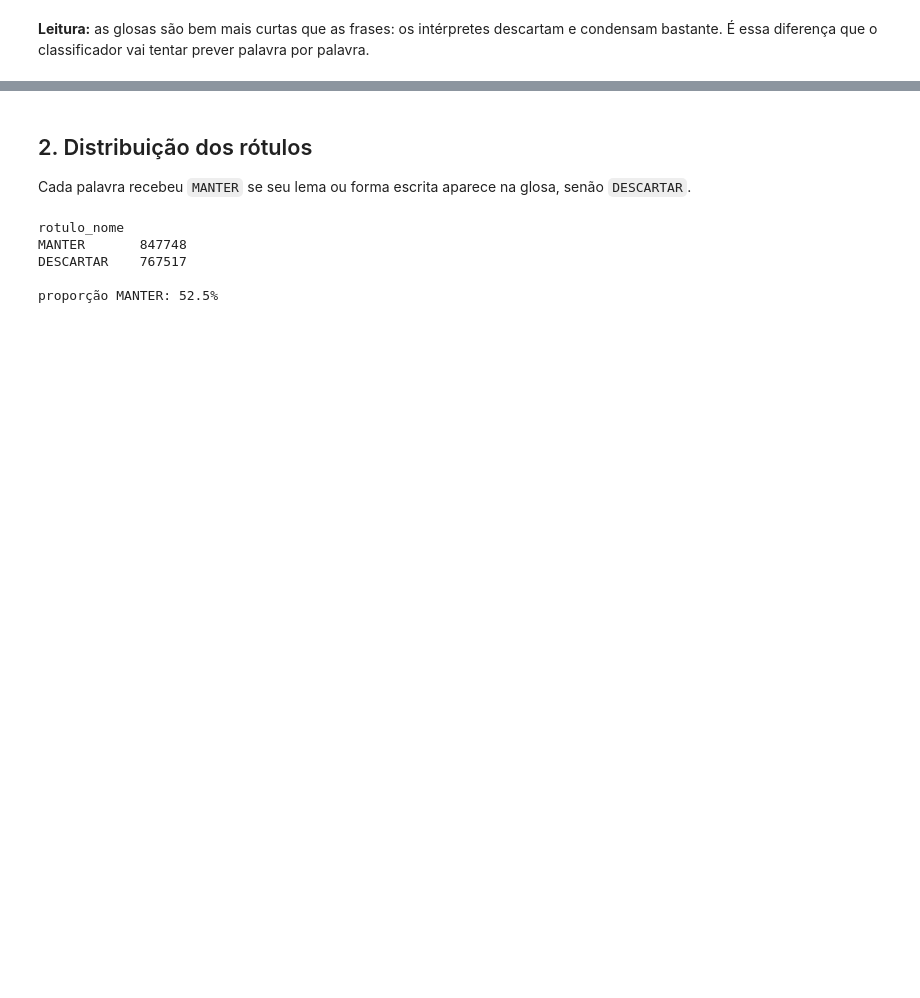
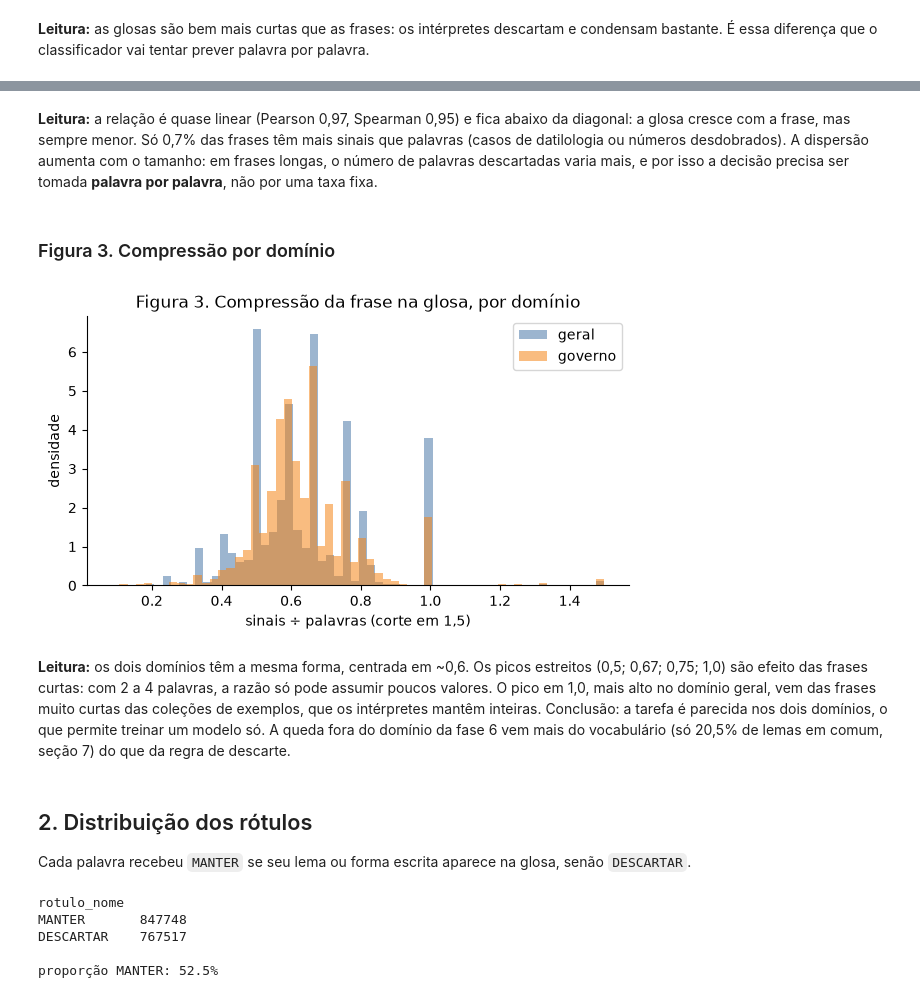
Before and after one commit to Carlosesposito22/Sinaliza, a Jupyter notebook: notebooks/01-eda-vlibrasbd.ipynb, the cells around one changed output, grey strips where cells are left out. Saved outputs shown, nothing was run; the diff lists cells and outputs as text; code cells hidden in the pictures; blank space fills up the shorter version.

```diff
--- a/notebooks/01-eda-vlibrasbd.ipynb
+++ b/notebooks/01-eda-vlibrasbd.ipynb
@@ -56,3 +131,18 @@ plt.tight_layout()
+# %% [markdown]
+**Leitura:** a relação é quase linear (Pearson 0,97, Spearman 0,95) e fica abaixo da diagonal: a glosa cresce com a frase, mas sempre menor. Só 0,7% das frases têm mais sinais que palavras (casos de datilologia ou números desdobrados). A dispersão aumenta com o tamanho: em frases longas, o número de palavras descartadas varia mais, e por isso a decisão precisa ser tomada **palavra por palavra**, não por uma taxa fixa.
+# %% [markdown]
+### Figura 3. Compressão por domínio
+# %%
+fig, ax = plt.subplots(figsize=(7, 3.5))
+for dom, cor in [(False, "#4c78a8"), (True, "#f58518")]:
+    frases.loc[frases.governo == dom, "compressao"].clip(upper=1.5).plot.hist(
+        bins=60, alpha=0.55, density=True, ax=ax, color=cor, label="governo" if dom else "geral")
+ax.set_xlabel("sinais ÷ palavras (corte em 1,5)"); ax.set_ylabel("densidade"); ax.legend()
+ax.set_title("Figura 3. Compressão da frase na glosa, por domínio"); salvar("03-compressao-dominio")
+# %% [output]
+[figure, added]
+# %% [markdown]
+**Leitura:** os dois domínios têm a mesma forma, centrada em ~0,6. Os picos estreitos (0,5; 0,67; 0,75; 1,0) são efeito das frases curtas: com 2 a 4 palavras, a razão só pode assumir poucos valores. O pico em 1,0, mais alto no domínio geral, vem das frases muito curtas das coleções de exemplos, que os intérpretes mantêm inteiras. Conclusão: a tarefa é parecida nos dois domínios, o que permite treinar um modelo só. A queda fora do domínio da fase 6 vem mais do vocabulário (só 20,5% de lemas em comum, seção 7) do que da regra de descarte.
 # %% [markdown]
 ## 2. Distribuição dos rótulos
 Cada palavra recebeu `MANTER` se seu lema ou forma escrita aparece na glosa, senão `DESCARTAR`.
```
Also changed, not shown: parts of 23 cells of this notebook, 9 other files.
